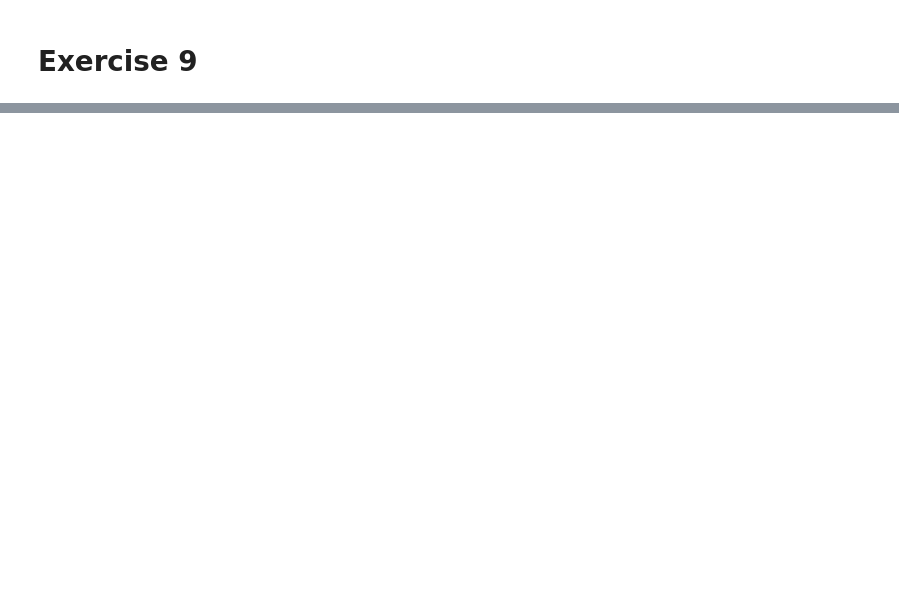
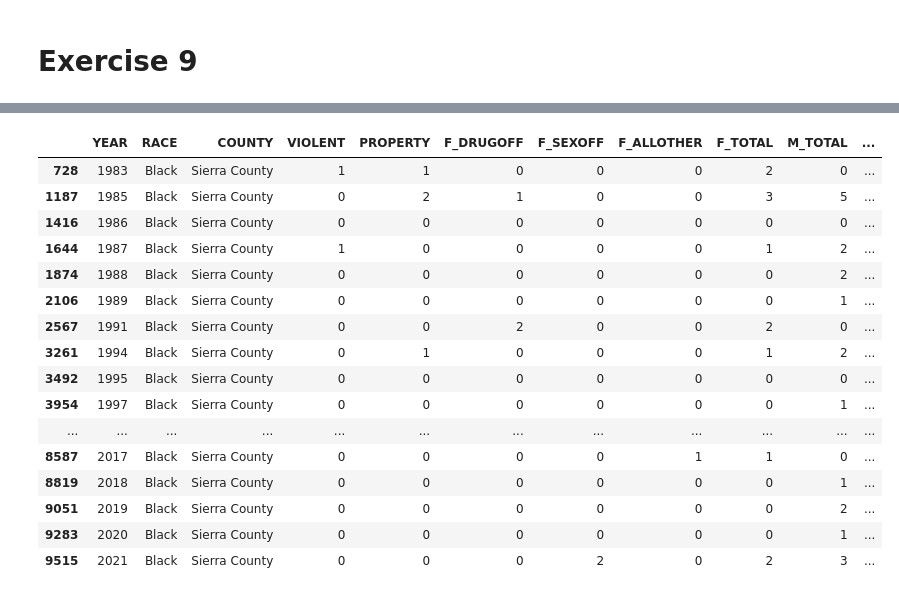
Before and after one commit to xianchiz/IDS_720_Groupby, a Jupyter notebook: exercise_groupby.ipynb, the cells around one changed output, grey strips where cells are left out. Drawn from its saved outputs; the diff is of its cells as text; code cells hidden in the pictures; blank space fills up the shorter version.

```diff
--- a/exercise_groupby.ipynb
+++ b/exercise_groupby.ipynb
@@ -213,0 +251,14 @@ b.difference(a)
+# %%
+# fill in the value for Alpine county that some races don't have equal to zero and keep all rows in different counties are the same
+ex4_num_rows.loc[len(ex4_num_rows)] = [1980,'Black','Alpine County',0,0,0,0,0,0,0,0,0,0]
+ex4_num_rows.loc[len(ex4_num_rows)] = [1981,'Black','Alpine County',0,0,0,0,0,0,0,0,0,0]
+ex4_num_rows.loc[len(ex4_num_rows)] = [1982,'Black','Alpine County',0,0,0,0,0,0,0,0,0,0]
+ex4_num_rows.loc[len(ex4_num_rows)] = [1983,'Black','Alpine County',0,0,0,0,0,0,0,0,0,0]
+ex4_num_rows.loc[len(ex4_num_rows)] = [1985,'Black','Alpine County',0,0,0,0,0,0,0,0,0,0]
+ex4_num_rows.loc[len(ex4_num_rows)] = [1986,'Black','Alpine County',0,0,0,0,0,0,0,0,0,0]
+ex4_num_rows.loc[len(ex4_num_rows)] = [1987,'Black','Alpine County',0,0,0,0,0,0,0,0,0,0]
+ex4_num_rows.loc[len(ex4_num_rows)] = [1988,'Black','Alpine County',0,0,0,0,0,0,0,0,0,0]
+ex4_num_rows.loc[len(ex4_num_rows)] = [1990,'Black','Alpine County',0,0,0,0,0,0,0,0,0,0]
+ex4_num_rows.loc[len(ex4_num_rows)] = [1991,'Black','Alpine County',0,0,0,0,0,0,0,0,0,0]
+ex4_num_rows.loc[len(ex4_num_rows)] = [1997,'Black','Alpine County',0,0,0,0,0,0,0,0,0,0]
+ex4_num_rows.loc[len(ex4_num_rows)] = [2001,'Black','Alpine County',0,0,0,0,0,0,0,0,0,0]
@@ -213,0 +274,20 @@ b.difference(a)
+# %%
+ex4_num_rows[(ex4_num_rows["COUNTY"] == "Sierra County") & (ex4_num_rows["RACE"] == "Black")]
+# %% [output]
+|  | YEAR | RACE | COUNTY | VIOLENT | PROPERTY | F_DRUGOFF | F_SEXOFF | F_ALLOTHER | F_TOTAL | M_TOTAL | ... |
+| 728 | 1983 | Black | Sierra County | 1 | 1 | 0 | 0 | 0 | 2 | 0 | ... |
+| 1187 | 1985 | Black | Sierra County | 0 | 2 | 1 | 0 | 0 | 3 | 5 | ... |
+| 1416 | 1986 | Black | Sierra County | 0 | 0 | 0 | 0 | 0 | 0 | 0 | ... |
+| 1644 | 1987 | Black | Sierra County | 1 | 0 | 0 | 0 | 0 | 1 | 2 | ... |
+| 1874 | 1988 | Black | Sierra County | 0 | 0 | 0 | 0 | 0 | 0 | 2 | ... |
+| 2106 | 1989 | Black | Sierra County | 0 | 0 | 0 | 0 | 0 | 0 | 1 | ... |
+| 2567 | 1991 | Black | Sierra County | 0 | 0 | 2 | 0 | 0 | 2 | 0 | ... |
+| 3261 | 1994 | Black | Sierra County | 0 | 1 | 0 | 0 | 0 | 1 | 2 | ... |
+| 3492 | 1995 | Black | Sierra County | 0 | 0 | 0 | 0 | 0 | 0 | 0 | ... |
+| 3954 | 1997 | Black | Sierra County | 0 | 0 | 0 | 0 | 0 | 0 | 1 | ... |
+| ... | ... | ... | ... | ... | ... | ... | ... | ... | ... | ... | ... |
+| 8587 | 2017 | Black | Sierra County | 0 | 0 | 0 | 0 | 1 | 1 | 0 | ... |
+| 8819 | 2018 | Black | Sierra County | 0 | 0 | 0 | 0 | 0 | 0 | 1 | ... |
+| 9051 | 2019 | Black | Sierra County | 0 | 0 | 0 | 0 | 0 | 0 | 2 | ... |
+| 9283 | 2020 | Black | Sierra County | 0 | 0 | 0 | 0 | 0 | 0 | 1 | ... |
+| 9515 | 2021 | Black | Sierra County | 0 | 0 | 0 | 2 | 0 | 2 | 3 | ... |
```
Also changed, not shown: parts of 70 cells of this notebook.
